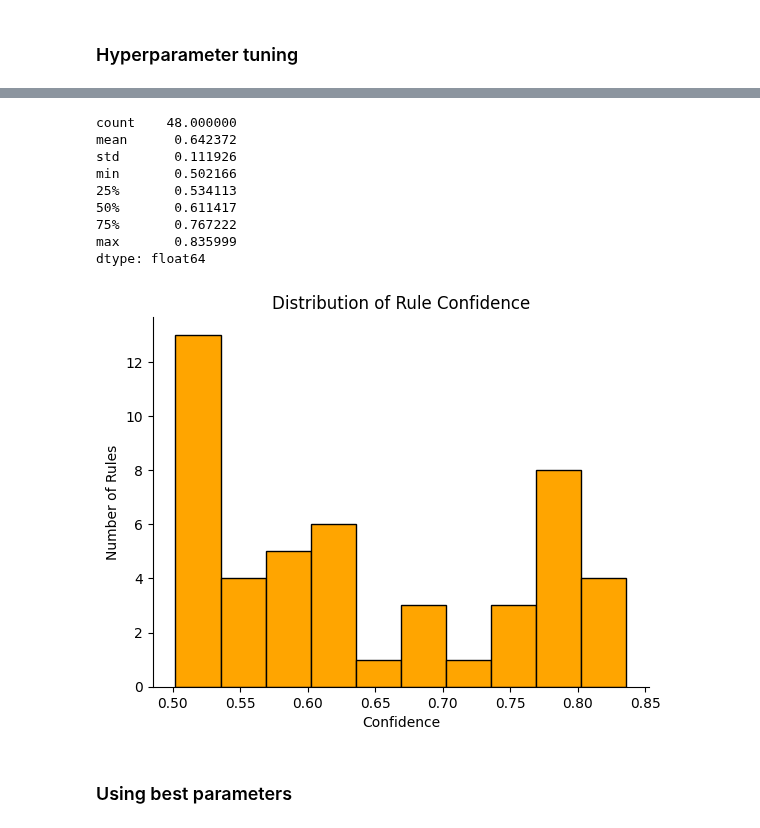
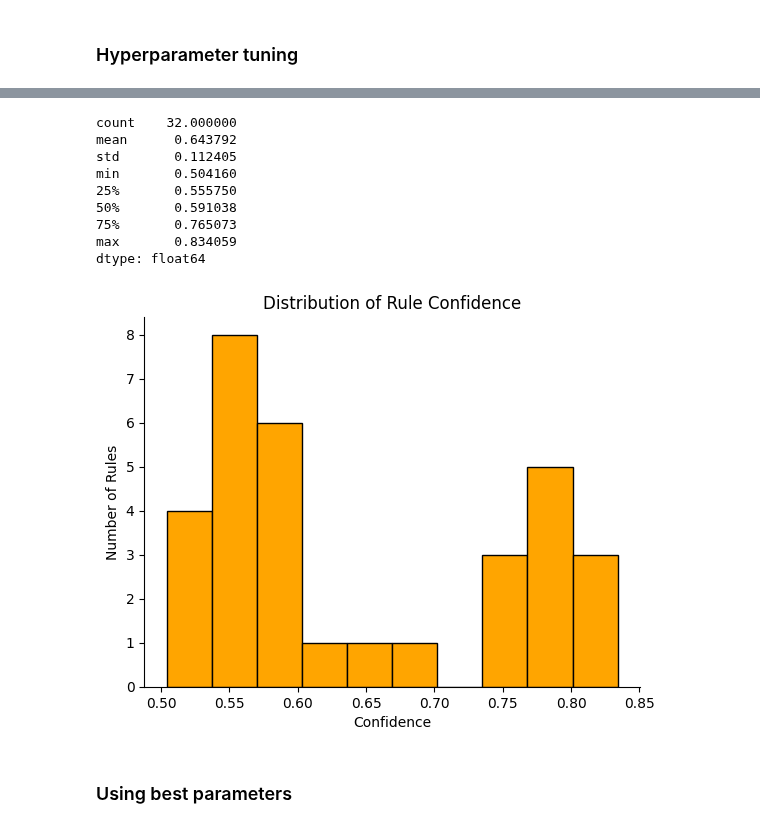
Before and after one commit to BSDSBA-JF/ML-II-Labs, a Jupyter notebook: BDCC-01/02_fim_with_mariel_updates.ipynb, the cells around one changed output, grey strips where cells are left out. Drawn from its saved outputs; the diff is of its cells as text; code cells hidden in the pictures.

Commit message:
Made it non-healthy v healthy

```diff
--- a/BDCC-01/02_fim_with_mariel_updates.ipynb
+++ b/BDCC-01/02_fim_with_mariel_updates.ipynb
@@ -232,41 +232,41 @@ plt.show()
 # %%
 # Choose support threshold based on percentile
 min_support = 0.015
 
 # Use your data-driven min_support
 minsup_count = max(1, int(len(df) * min_support))
-freq_items = pyfpgrowth.find_frequent_patterns(df['ingredients'].to_list(),
+freq_items = pyfpgrowth.find_frequent_patterns(df_non_healthy['ingredients'].to_list(),
 minsup_count)
 
 # Generate rules with a low min_conf to inspect distribution
 rules = pyfpgrowth.generate_association_rules(freq_items, 0.5)
 
 # Collect all confidence values
 confidences = [conf for (_, (__, conf)) in rules.items()]
 
 # Display stats and histogram
 print(pd.Series(confidences).describe())
 
 plt.hist(confidences, bins=10, color='orange', edgecolor = 'black')
 plt.title("Distribution of Rule Confidence")
 plt.xlabel("Confidence")
 plt.ylabel("Number of Rules")
 plt.gca().spines['top'].set_visible(False)
 plt.gca().spines['right'].set_visible(False)
 
 plt.savefig('figures/rules_non_healthy.png', dpi=300)
 plt.show()
 # %% [output]
-count    48.000000
-mean      0.642372
-std       0.111926
-min       0.502166
-25%       0.534113
-50%       0.611417
-75%       0.767222
-max       0.835999
+count    32.000000
+mean      0.643792
+std       0.112405
+min       0.504160
+25%       0.555750
+50%       0.591038
+75%       0.765073
+max       0.834059
 dtype: float64
-[figure, old version]
+[figure, new version]
 # %% [markdown]
 ### Using best parameters
 # %% [markdown]
```
Also changed, not shown: parts of 10 cells of this notebook, 2 other files.
